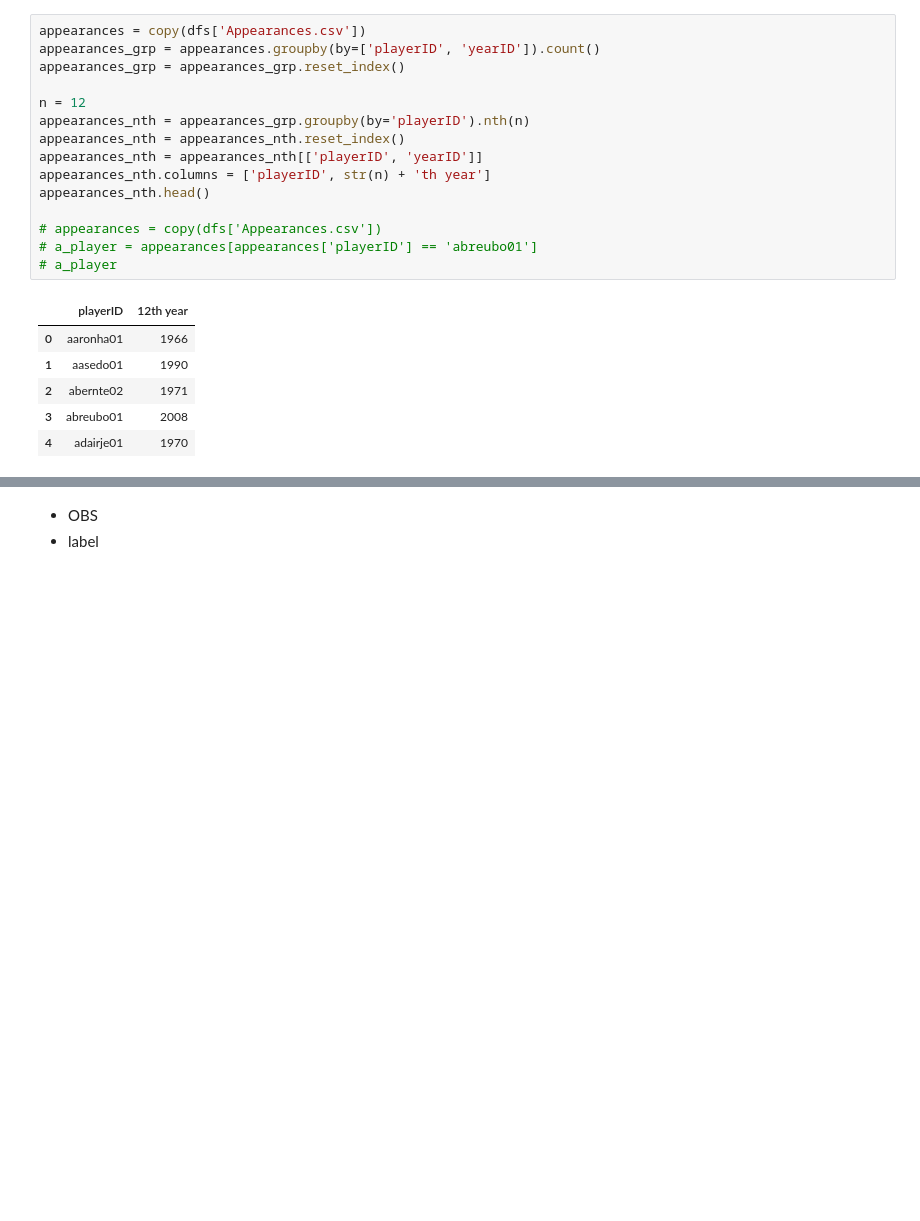
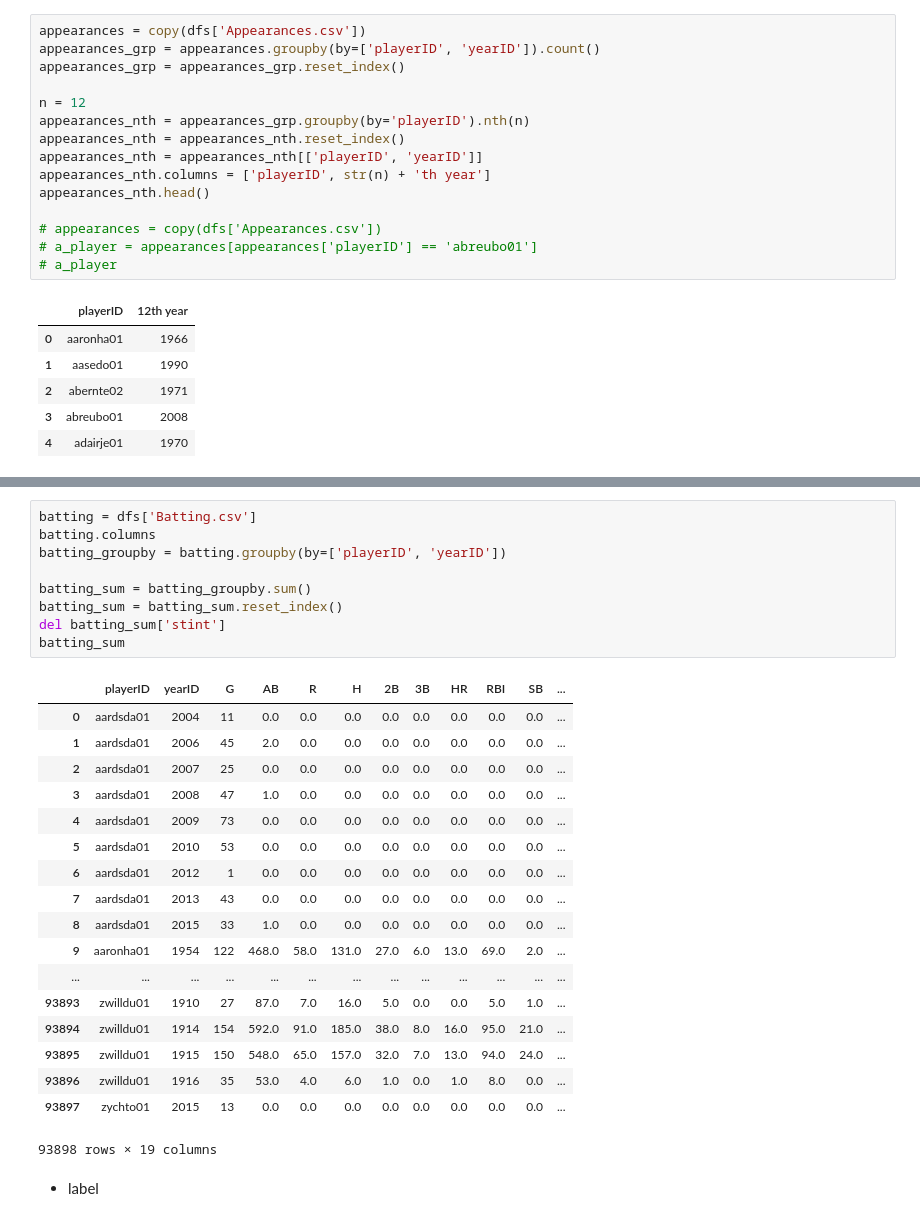
Before and after one commit to kenEldridge/baseball, a Jupyter notebook: baseball.ipynb, the cells around one changed output, grey strips where cells are left out. Drawn from its saved outputs; the diff is of its cells as text; blank space fills up the shorter version.

```diff
--- a/baseball.ipynb
+++ b/baseball.ipynb
@@ -427,3 +454,30 @@ appearances_nth.head()
+# %%
+batting = dfs['Batting.csv']
+batting.columns
+batting_groupby = batting.groupby(by=['playerID', 'yearID'])
+
+batting_sum = batting_groupby.sum()
+batting_sum = batting_sum.reset_index()
+del batting_sum['stint']
+batting_sum
+# %% [output]
+|  | playerID | yearID | G | AB | R | H | 2B | 3B | HR | RBI | SB | ... |
+| 0 | aardsda01 | 2004 | 11 | 0.0 | 0.0 | 0.0 | 0.0 | 0.0 | 0.0 | 0.0 | 0.0 | ... |
+| 1 | aardsda01 | 2006 | 45 | 2.0 | 0.0 | 0.0 | 0.0 | 0.0 | 0.0 | 0.0 | 0.0 | ... |
+| 2 | aardsda01 | 2007 | 25 | 0.0 | 0.0 | 0.0 | 0.0 | 0.0 | 0.0 | 0.0 | 0.0 | ... |
+| 3 | aardsda01 | 2008 | 47 | 1.0 | 0.0 | 0.0 | 0.0 | 0.0 | 0.0 | 0.0 | 0.0 | ... |
+| 4 | aardsda01 | 2009 | 73 | 0.0 | 0.0 | 0.0 | 0.0 | 0.0 | 0.0 | 0.0 | 0.0 | ... |
+| 5 | aardsda01 | 2010 | 53 | 0.0 | 0.0 | 0.0 | 0.0 | 0.0 | 0.0 | 0.0 | 0.0 | ... |
+| 6 | aardsda01 | 2012 | 1 | 0.0 | 0.0 | 0.0 | 0.0 | 0.0 | 0.0 | 0.0 | 0.0 | ... |
+| 7 | aardsda01 | 2013 | 43 | 0.0 | 0.0 | 0.0 | 0.0 | 0.0 | 0.0 | 0.0 | 0.0 | ... |
+| 8 | aardsda01 | 2015 | 33 | 1.0 | 0.0 | 0.0 | 0.0 | 0.0 | 0.0 | 0.0 | 0.0 | ... |
+| 9 | aaronha01 | 1954 | 122 | 468.0 | 58.0 | 131.0 | 27.0 | 6.0 | 13.0 | 69.0 | 2.0 | ... |
+| ... | ... | ... | ... | ... | ... | ... | ... | ... | ... | ... | ... | ... |
+| 93893 | zwilldu01 | 1910 | 27 | 87.0 | 7.0 | 16.0 | 5.0 | 0.0 | 0.0 | 5.0 | 1.0 | ... |
+| 93894 | zwilldu01 | 1914 | 154 | 592.0 | 91.0 | 185.0 | 38.0 | 8.0 | 16.0 | 95.0 | 21.0 | ... |
+| 93895 | zwilldu01 | 1915 | 150 | 548.0 | 65.0 | 157.0 | 32.0 | 7.0 | 13.0 | 94.0 | 24.0 | ... |
+| 93896 | zwilldu01 | 1916 | 35 | 53.0 | 4.0 | 6.0 | 1.0 | 0.0 | 1.0 | 8.0 | 0.0 | ... |
+| 93897 | zychto01 | 2015 | 13 | 0.0 | 0.0 | 0.0 | 0.0 | 0.0 | 0.0 | 0.0 | 0.0 | ... |
+93898 rows × 19 columns
 # %% [markdown]
-* OBS
 * label
```
Also changed, not shown: parts of 1 cell of this notebook.
